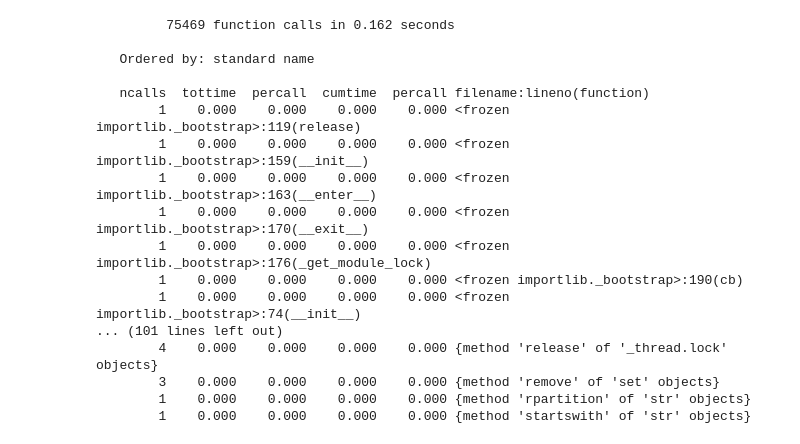
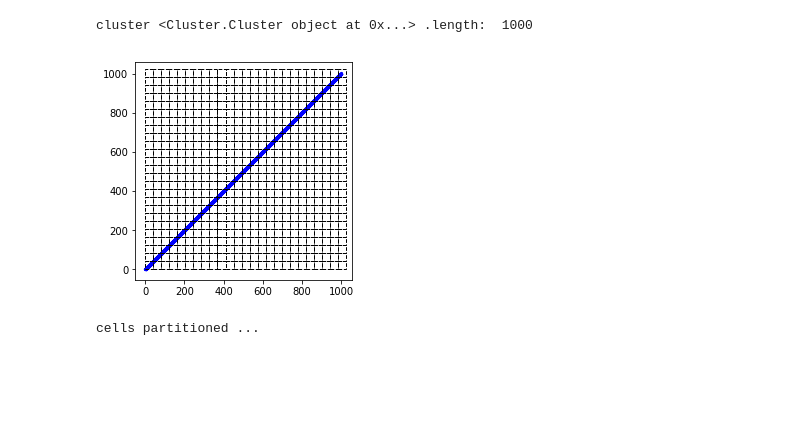
Before and after one commit to danielsoutar/CS4098, a Jupyter notebook: Notebook.ipynb, the cells around one changed output. Saved outputs shown, nothing was run; the diff lists cells and outputs as text; code cells hidden in the pictures; blank space fills up the shorter version.

Commit message:
added code for extracting heatmaps for distribution of cells

```diff
--- a/Notebook.ipynb
+++ b/Notebook.ipynb
@@ -237,4 +155,35 @@ histo2: [0 0 0 0 0 0 0 0 0 0 0 0 0 0 0 0 0 0 0 0 1]
+# %%
+for cluster in dups1:
+    cluster_points_xMin = np.array([item[0] for item in cluster.cells])
+    cluster_points_xMax = np.array([item[1] for item in cluster.cells])
+    cluster_points_yMin = np.array([item[2] for item in cluster.cells])
+    cluster_points_yMax = np.array([item[3] for item in cluster.cells])
+    print("cluster", cluster, ".length: ", len(cluster.cells))
+
+    fig = plt.figure()
+    ax1 = fig.add_subplot(111, aspect='equal')
+
+    ax1.scatter(cluster_points_xMin, cluster_points_yMin, s=5, c="b")
+    ax1.scatter(cluster_points_xMax, cluster_points_yMax, s=5, c="b")
+
+    for window in flattened_windows_list:
+        xMin, yMin, xMax, yMax = window[0], window[1], window[2], window[3]
+        ax1.add_patch(
+            patches.Rectangle(
+                (xMin, yMin),   # (x,y)
+                xMax - xMin,    # width
+                yMax - yMin,    # height
+                linestyle='--',
+                fill=False
+            )
+        )
+    plt.show()
+# %% [output]
+cluster <Cluster.Cluster object at 0x...> .length:  1000
+[figure, added]
 # %%
-t = 20
-partitioned_cancer_cells, windows = partition.partition(cancer_cells)
+t = 25
+partitioned_cancer_cells, windows, w, h = partition.partition(cancer_cells, to_list=True)
 print("cells partitioned ...")
+# %% [output]
+cells partitioned ...
@@ -244,28 +189,0 @@ print("result retrieved...")
-# %%
-# cProfile.run("Naive_Cluster.simplest(random_points)")
-# print("###################################################################")
-# print("###################################################################")
-# print("###################################################################")
-my_copy = np.copy(partitioned_random_points)
-for i in range(t):
-    for j in range(t):
-        my_copy[i][j] = partitioned_random_points[i][j][:]
-cProfile.run("Naive_Cluster.fishermans_algorithm(my_copy, t, windows_list)")
-# %% [output]
-         75469 function calls in 0.162 seconds
-
-   Ordered by: standard name
-
-   ncalls  tottime  percall  cumtime  percall filename:lineno(function)
-        1    0.000    0.000    0.000    0.000 <frozen importlib._bootstrap>:119(release)
-        1    0.000    0.000    0.000    0.000 <frozen importlib._bootstrap>:159(__init__)
-        1    0.000    0.000    0.000    0.000 <frozen importlib._bootstrap>:163(__enter__)
-        1    0.000    0.000    0.000    0.000 <frozen importlib._bootstrap>:170(__exit__)
-        1    0.000    0.000    0.000    0.000 <frozen importlib._bootstrap>:176(_get_module_lock)
-        1    0.000    0.000    0.000    0.000 <frozen importlib._bootstrap>:190(cb)
-        1    0.000    0.000    0.000    0.000 <frozen importlib._bootstrap>:74(__init__)
-... (101 lines left out)
-        4    0.000    0.000    0.000    0.000 {method 'release' of '_thread.lock' objects}
-        3    0.000    0.000    0.000    0.000 {method 'remove' of 'set' objects}
-        1    0.000    0.000    0.000    0.000 {method 'rpartition' of 'str' objects}
-        1    0.000    0.000    0.000    0.000 {method 'startswith' of 'str' objects}
```
Also changed, not shown: parts of 28 cells of this notebook, 5 other files.
